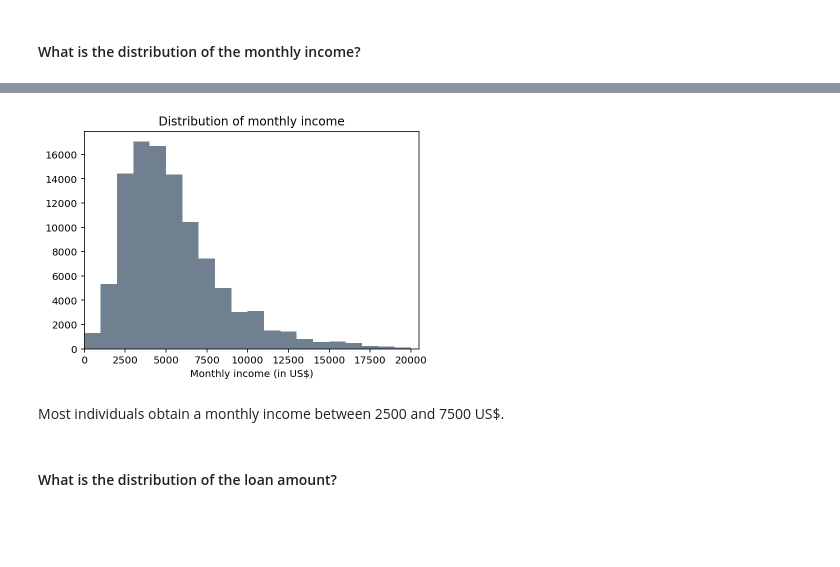
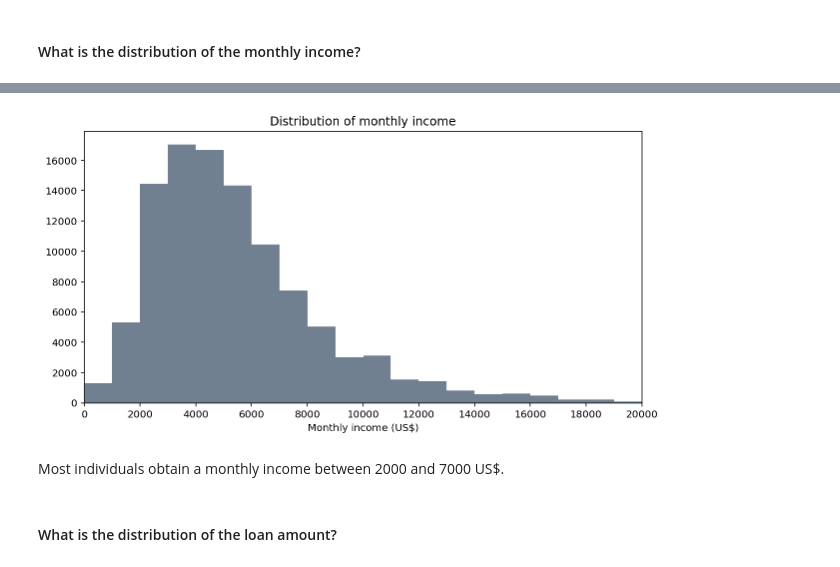
Before and after one commit to janikvalentin/Loan_Data_EDA, a Jupyter notebook: Loan_Data_Investigation.ipynb, the cells around one changed output, grey strips where cells are left out. Drawn from its saved outputs; the diff is of its cells as text; code cells hidden in the pictures; blank space fills up the shorter version.

```diff
--- a/Loan_Data_Investigation.ipynb
+++ b/Loan_Data_Investigation.ipynb
@@ -322,5 +381,12 @@ df.to_csv('loan_data_master.csv', index = False)
 # %% [markdown]
 ## Analyzing and Visualizing
+# %%
+df = pd.read_csv('loan_data_master.csv')
+
+df.id = df.id.astype(str)
+df.date = pd.to_datetime(df.date, yearfirst = True).dt.normalize()
+df.monthly_income = df.monthly_income.astype(int)
+df.monthly_loan_payment = df.monthly_loan_payment.astype(int)
 # %% [markdown]
 ### Univariate Data Exploration
 # %%
@@ -339,11 +427,13 @@ The dataset contains data for transactions from 2006 up to 2014, with 2014 makin
 # %%
+plt.figure(figsize = (10, 5))
 plt.hist(df.monthly_income, bins = np.arange(0, 20500 + 1000, 1000), color = base_color)
-plt.xlim(0, 20500)
+plt.xticks(np.arange(0, 22000, 2000))
+plt.xlim(0, 20001)
 plt.title('Distribution of monthly income')
-plt.xlabel('Monthly income (in US$)');
+plt.xlabel('Monthly income (US$)');
 # %% [output]
-[figure, old version]
+[figure, new version]
 # %% [markdown]
-Most individuals obtain a monthly income between 2500 and 7500 US$.
+Most individuals obtain a monthly income between 2000 and 7000 US$.
 # %% [markdown]
 #### What is the distribution of the loan amount?
```
Also changed, not shown: parts of 75 cells of this notebook.
